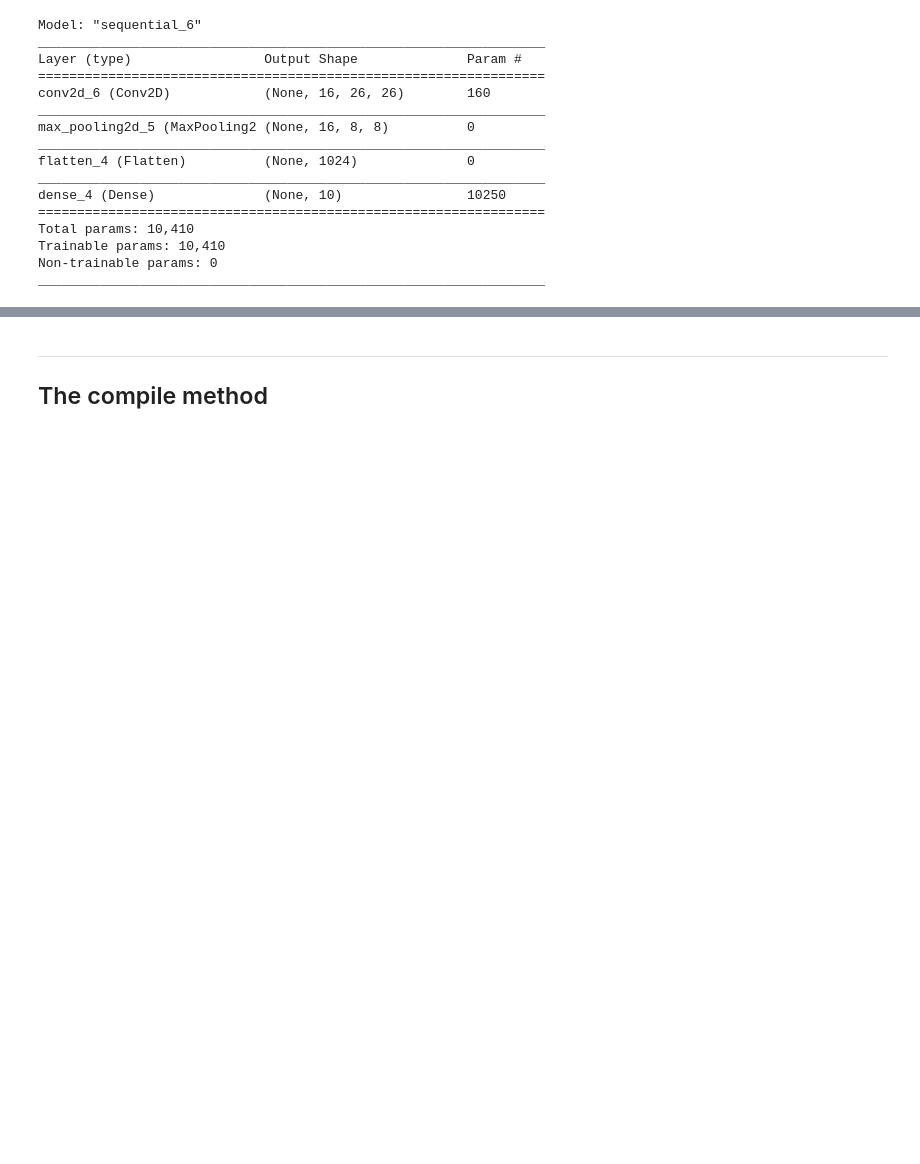
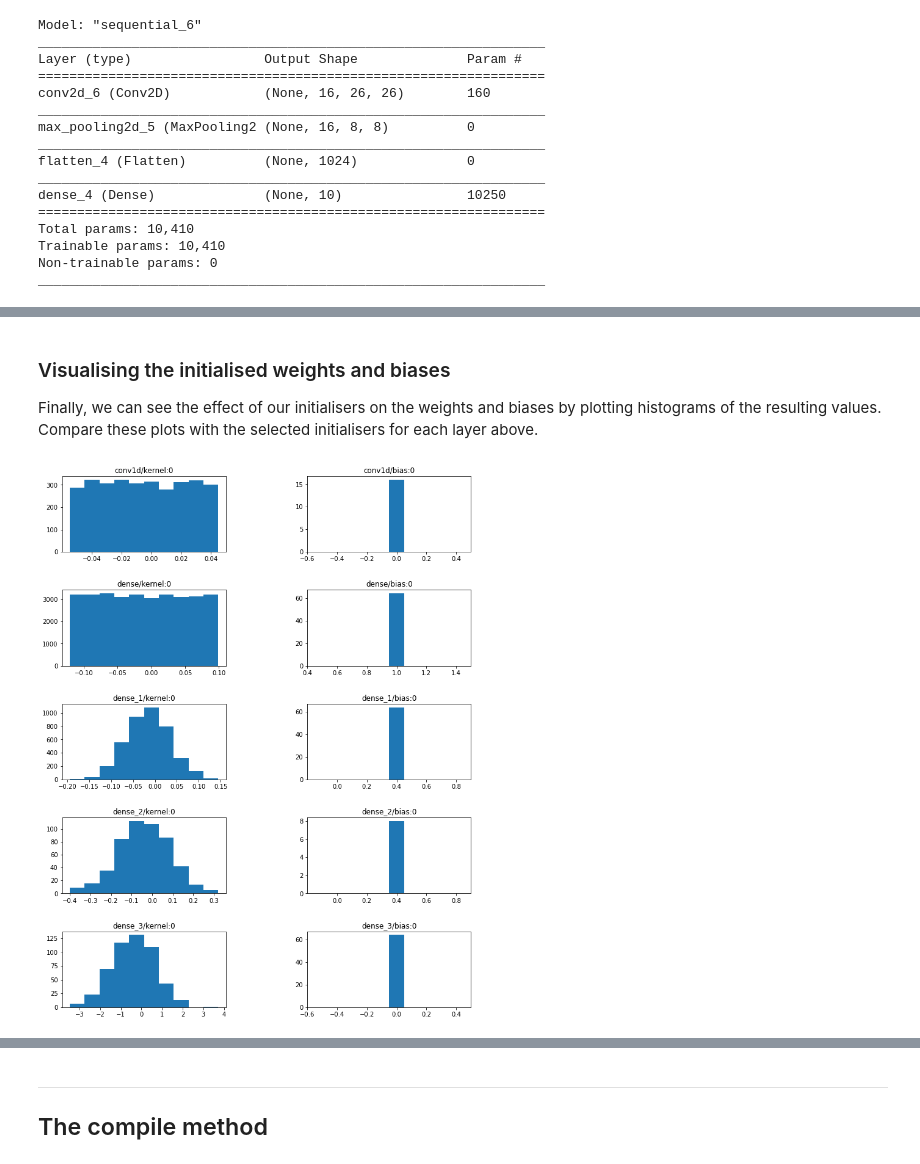
Before and after one commit to taemt94/TIL, a Jupyter notebook: coursera/tensorflow2_for_deep_learning/coding_tutorial_week2.ipynb, the cells around one changed output, grey strips where cells are left out. Drawn from its saved outputs; the diff is of its cells as text; code cells hidden in the pictures; blank space fills up the shorter version.

```diff
--- a/coursera/tensorflow2_for_deep_learning/coding_tutorial_week2.ipynb
+++ b/coursera/tensorflow2_for_deep_learning/coding_tutorial_week2.ipynb
@@ -282,0 +322,12 @@ _________________________________________________________________
+# %%
+from tensorflow.keras.models import Sequential
+from tensorflow.keras.layers import Flatten, Dense, Conv1D, MaxPooling1D
+
+#Constructing a model
+
+model = Sequential([
+    Conv1D(filters=16, kernel_size=3, input_shape=(128, 64), kernel_initializer='random_uniform', bias_initializer="zeros", activation='relu'),
+    MaxPooling1D(pool_size=4),
+    Flatten(),
+    Dense(64, kernel_initializer='he_uniform', bias_initializer='ones', activation='relu'),
+])
@@ -282,0 +336,11 @@ _________________________________________________________________
+# %%
+#Adding some layers to our model
+model.add(Dense(64,
+                kernel_initializer=tf.keras.initializers.RandomNormal(mean=0.0, stddev=0.05),
+                bias_initializer=tf.keras.initializers.Constant(value=0.4),
+                activation='relu'),)
+
+model.add(Dense(8,
+                kernel_initializer=tf.keras.initializers.Orthogonal(gain=1.0, seed=None),
+                bias_initializer=tf.keras.initializers.Constant(value=0.4),
+                activation='relu'))
@@ -282,0 +353,8 @@ _________________________________________________________________
+# %%
+import tensorflow.keras.backend as K
+
+#Example of a custom initializer
+def my_init(shape, dtype=None):
+    return K.random_normal(shape, dtype=dtype)
+
+model.add(Dense(64, kernel_initializer=my_init))
@@ -282,0 +383,19 @@ _________________________________________________________________
+# %% [markdown]
+### Visualising the initialised weights and biases
+
+Finally, we can see the effect of our initialisers on the weights and biases by plotting histograms of the resulting values. Compare these plots with the selected initialisers for each layer above.
+# %%
+import matplotlib.pyplot as plt
+
+fig, axes = plt.subplots(5, 2, figsize=(12,16))
+fig.subplots_adjust(hspace=0.5, wspace=0.5)
+
+# Filter out the pooling and flatten layers, that don't have any weights
+weight_layers = [layer for layer in model.layers if len(layer.weights) > 0]
+
+for i, layer in enumerate(weight_layers):
+    for j in [0, 1]:
+        axes[i, j].hist(layer.weights[j].numpy().flatten(), align='left')
+        axes[i, j].set_title(layer.weights[j].name)
+# %% [output]
+[figure, added]
```
Also changed, not shown: parts of 12 cells of this notebook.
